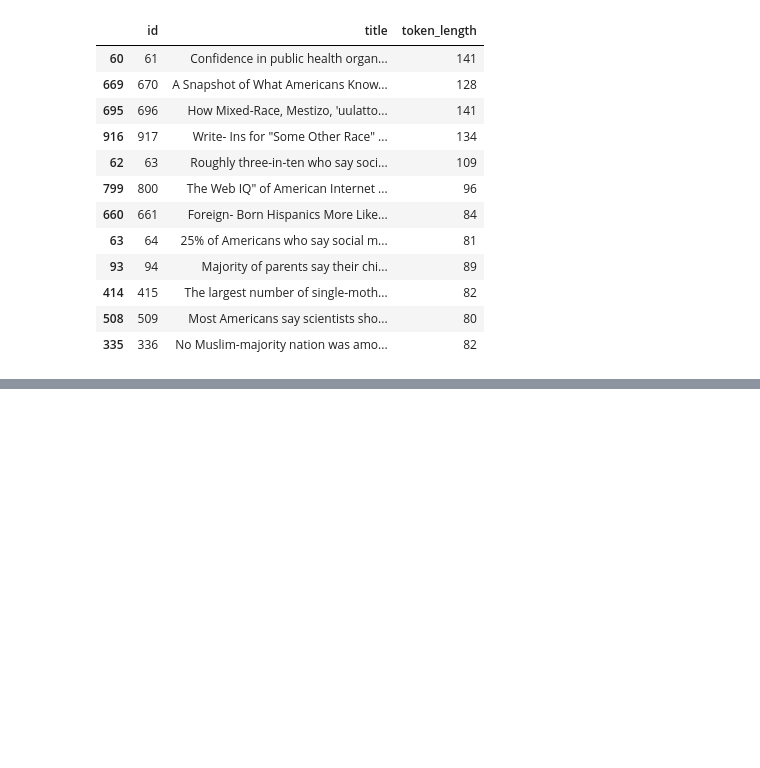
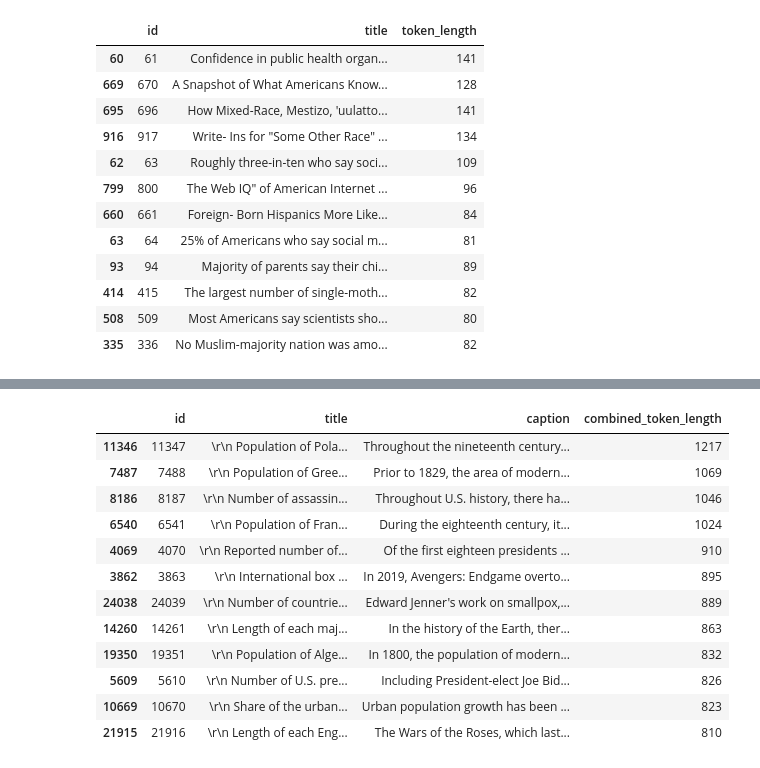
Before and after one commit to mleshashi/thesis-sharma, a Jupyter notebook: ElasticSearch/text_size.ipynb, the cells around one changed output, grey strips where cells are left out. Cells and saved outputs as stored; diff of their text form; code cells hidden in the pictures; blank space fills up the shorter version.

Commit message:
Noted the combined token lenght of title and caption

```diff
--- a/ElasticSearch/text_size.ipynb
+++ b/ElasticSearch/text_size.ipynb
@@ -143,0 +156,21 @@ Error:
+# %%
+# Function to tokenize the combined caption and title and get token length
+def get_token_length(row):
+    # Combine the title and caption into one string
+    combined_text = row['title'] + " " + row['caption']
+    # Tokenize the combined text and count the number of input IDs, which represent tokens
+    tokens = tokenizer(combined_text, return_tensors="pt")
+    return tokens['input_ids'].shape[1]  # Get the number of tokens
+
+# Apply the function to each row in your DataFrame to calculate token length for combined title and caption
+caption_sorted['combined_token_length'] = caption_sorted.apply(get_token_length, axis=1)
+
+# Select only the required columns to view the results
+combined_sorted = caption_sorted[['id', 'title', 'caption', 'combined_token_length']]
+
+# Sort the DataFrame by token length in descending order
+combined_sorted = combined_sorted.sort_values(by='combined_token_length', ascending=False)
+
+# Display the DataFrame with combined token length for title and caption is more than 500
+filtered_combined = combined_sorted[combined_sorted['combined_token_length'] > 500]
+filtered_combined
@@ -143,0 +191,18 @@ Error:
+# %%
+# Display the DataFrame with combined token length for title and caption is more than 500
+filtered_combined = combined_sorted[combined_sorted['combined_token_length'] > 800]
+filtered_combined
+# %% [output]
+|  | id | title | caption | combined_token_length |
+| 11346 | 11347 | \r\n Population of Pola... | Throughout the nineteenth century... | 1217 |
+| 7487 | 7488 | \r\n Population of Gree... | Prior to 1829, the area of modern... | 1069 |
+| 8186 | 8187 | \r\n Number of assassin... | Throughout U.S. history, there ha... | 1046 |
+| 6540 | 6541 | \r\n Population of Fran... | During the eighteenth century, it... | 1024 |
+| 4069 | 4070 | \r\n Reported number of... | Of the first eighteen presidents ... | 910 |
+| 3862 | 3863 | \r\n International box ... | In 2019, Avengers: Endgame overto... | 895 |
+| 24038 | 24039 | \r\n Number of countrie... | Edward Jenner's work on smallpox,... | 889 |
+| 14260 | 14261 | \r\n Length of each maj... | In the history of the Earth, ther... | 863 |
+| 19350 | 19351 | \r\n Population of Alge... | In 1800, the population of modern... | 832 |
+| 5609 | 5610 | \r\n Number of U.S. pre... | Including President-elect Joe Bid... | 826 |
+| 10669 | 10670 | \r\n Share of the urban... | Urban population growth has been ... | 823 |
+| 21915 | 21916 | \r\n Length of each Eng... | The Wars of the Roses, which last... | 810 |
```
Also changed, not shown: parts of 2 cells of this notebook, 1 other file.
